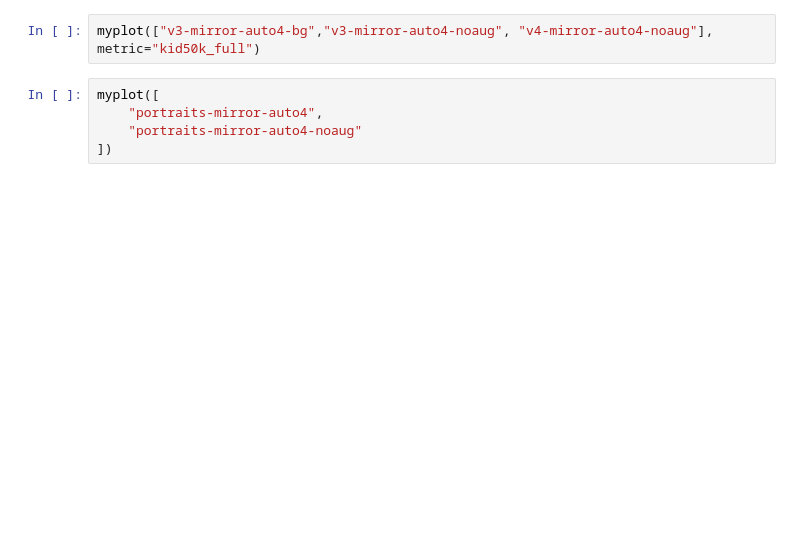
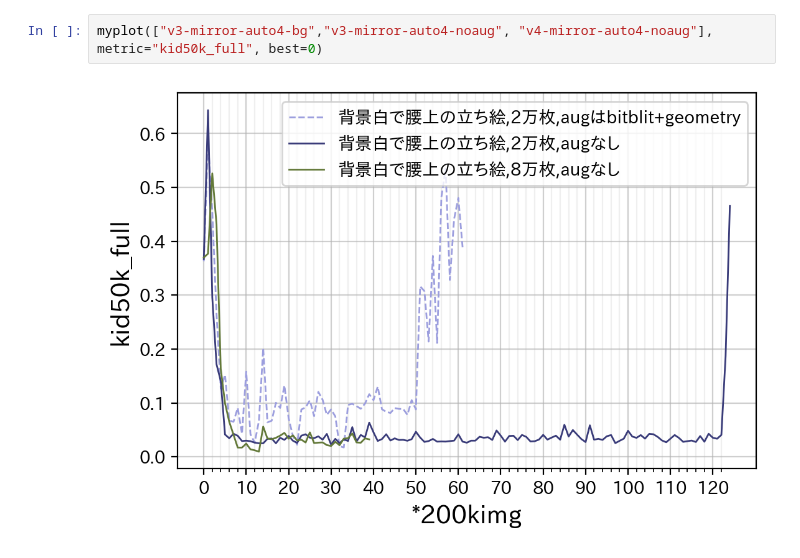
Before and after one commit to nat-chan/stylegan2-ada-pytorch, a Jupyter notebook: notebook_comparision.ipynb, the cells around one changed output. Cells and saved outputs as stored; diff of their text form; blank space fills up the shorter version.

```diff
--- a/notebook_comparision.ipynb
+++ b/notebook_comparision.ipynb
@@ -101,7 +160,4 @@ myplot([
 # %%
-myplot(["v3-mirror-auto4-bg","v3-mirror-auto4-noaug", "v4-mirror-auto4-noaug"], metric="kid50k_full")
+myplot(["v3-mirror-auto4-bg","v3-mirror-auto4-noaug", "v4-mirror-auto4-noaug"], metric="kid50k_full", best=0)
+# %% [output]
+[figure, added]
-# %%
-myplot([
-    "portraits-mirror-auto4",
-    "portraits-mirror-auto4-noaug"
-])
```
Also changed, not shown: parts of 7 cells of this notebook, 1 other file.
